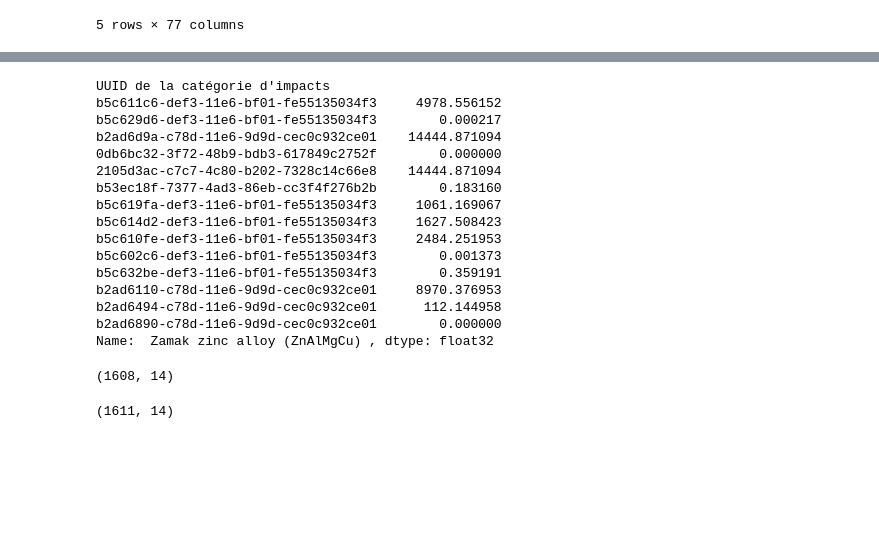
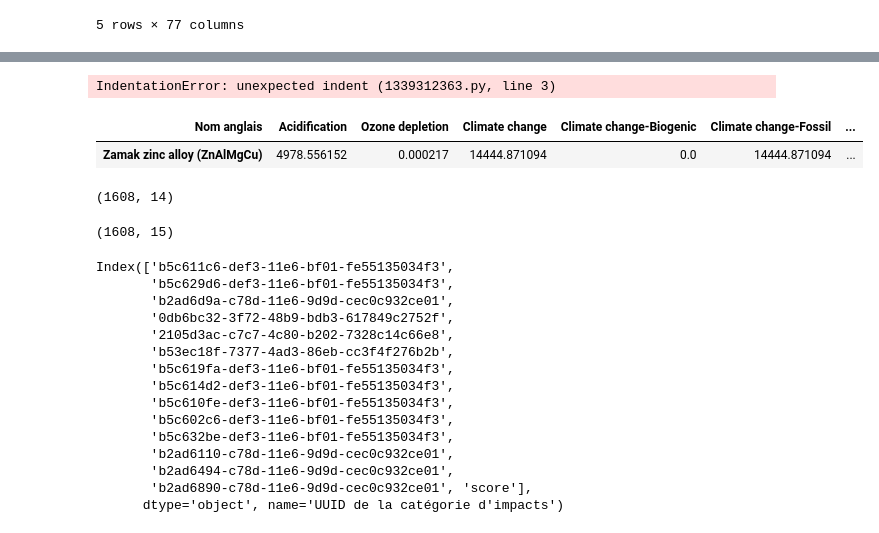
Before and after one commit to MarionBml/holis_viz, a Jupyter notebook: data_tests.ipynb, the cells around one changed output, grey strips where cells are left out. Drawn from its saved outputs; the diff is of its cells as text; code cells hidden in the pictures; blank space fills up the shorter version.

```diff
--- a/data_tests.ipynb
+++ b/data_tests.ipynb
@@ -90,30 +109,46 @@ proc_imp_npt.head(10)
 | Container glass, RER | 3.369113e+02 | 32.056702 | 2.963558e+04 | 1.368307 | ... |
 | Curved glass, RER | 7.665427e+04 | 993.366028 | 6.362174e+05 | 1461.522339 | ... |
 | Patterned glass, RER | 8.082964e+01 | -0.000267 | 3.600662e+02 | 0.000000 | ... |
-# %%
-proc_imp_npt.loc[' Zamak zinc alloy (ZnAlMgCu) ']
-# %% [output]
-UUID de la catégorie d'impacts
-b5c611c6-def3-11e6-bf01-fe55135034f3     4978.556152
-b5c629d6-def3-11e6-bf01-fe55135034f3        0.000217
-b2ad6d9a-c78d-11e6-9d9d-cec0c932ce01    14444.871094
-0db6bc32-3f72-48b9-bdb3-617849c2752f        0.000000
-2105d3ac-c7c7-4c80-b202-7328c14c66e8    14444.871094
-b53ec18f-7377-4ad3-86eb-cc3f4f276b2b        0.183160
-b5c619fa-def3-11e6-bf01-fe55135034f3     1061.169067
-b5c614d2-def3-11e6-bf01-fe55135034f3     1627.508423
-b5c610fe-def3-11e6-bf01-fe55135034f3     2484.251953
-b5c602c6-def3-11e6-bf01-fe55135034f3        0.001373
-b5c632be-def3-11e6-bf01-fe55135034f3        0.359191
-b2ad6110-c78d-11e6-9d9d-cec0c932ce01     8970.376953
-b2ad6494-c78d-11e6-9d9d-cec0c932ce01      112.144958
-b2ad6890-c78d-11e6-9d9d-cec0c932ce01        0.000000
-Name:  Zamak zinc alloy (ZnAlMgCu) , dtype: float32
+# %%
+graph_data = data[data.index == ind]
+    # On réorganise les valeurs par ordre décroissant
+    values = graph_data.iloc[0].values
+    sorted_indices = values.argsort()[::-1]
+    sorted_columns = graph_data.columns[sorted_indices]
+    graph_data = graph_data[sorted_columns]
+# %% [output]
+IndentationError: unexpected indent (1339312363.py, line 3)
+# %%
+graph_data = proc_imp_npt[proc_imp_npt.index == proc_imp_npt.index[0]]
+# %%
+graph_data.columns = proc_imp.iloc[0]
+graph_data
+# %% [output]
+| Nom anglais | Acidification | Ozone depletion | Climate change | Climate change-Biogenic | Climate change-Fossil | ... |
+| Zamak zinc alloy (ZnAlMgCu) | 4978.556152 | 0.000217 | 14444.871094 | 0.0 | 14444.871094 | ... |
 # %%
 proc_imp_npt.shape
 # %% [output]
 (1608, 14)
 # %%
-proc_imp.shape
+data.shape
 # %% [output]
-(1611, 14)
+(1608, 15)
+# %%
+data.columns
+# %% [output]
+Index(['b5c611c6-def3-11e6-bf01-fe55135034f3',
+       'b5c629d6-def3-11e6-bf01-fe55135034f3',
+       'b2ad6d9a-c78d-11e6-9d9d-cec0c932ce01',
+       '0db6bc32-3f72-48b9-bdb3-617849c2752f',
+       '2105d3ac-c7c7-4c80-b202-7328c14c66e8',
+       'b53ec18f-7377-4ad3-86eb-cc3f4f276b2b',
+       'b5c619fa-def3-11e6-bf01-fe55135034f3',
+       'b5c614d2-def3-11e6-bf01-fe55135034f3',
+       'b5c610fe-def3-11e6-bf01-fe55135034f3',
+       'b5c602c6-def3-11e6-bf01-fe55135034f3',
+       'b5c632be-def3-11e6-bf01-fe55135034f3',
+       'b2ad6110-c78d-11e6-9d9d-cec0c932ce01',
+       'b2ad6494-c78d-11e6-9d9d-cec0c932ce01',
+       'b2ad6890-c78d-11e6-9d9d-cec0c932ce01', 'score'],
+      dtype='object', name='UUID de la catégorie d'impacts')
```
Also changed, not shown: parts of 6 cells of this notebook, 4 other files.
